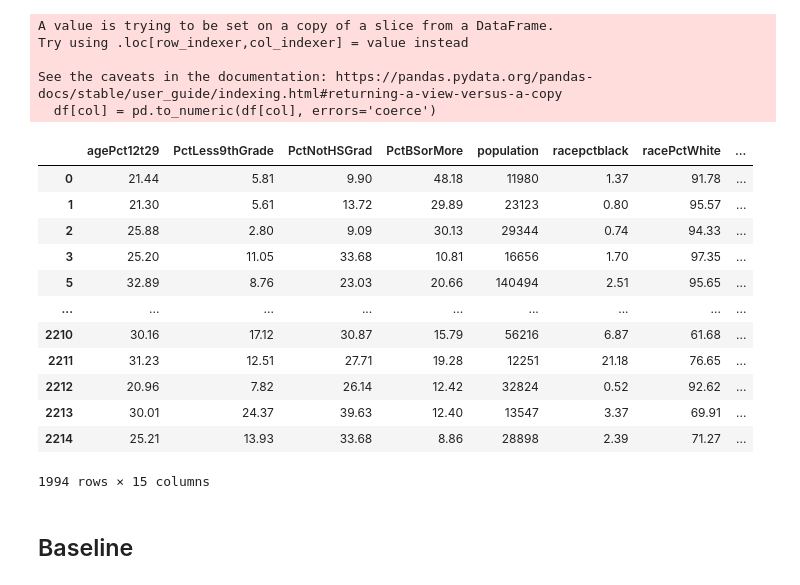
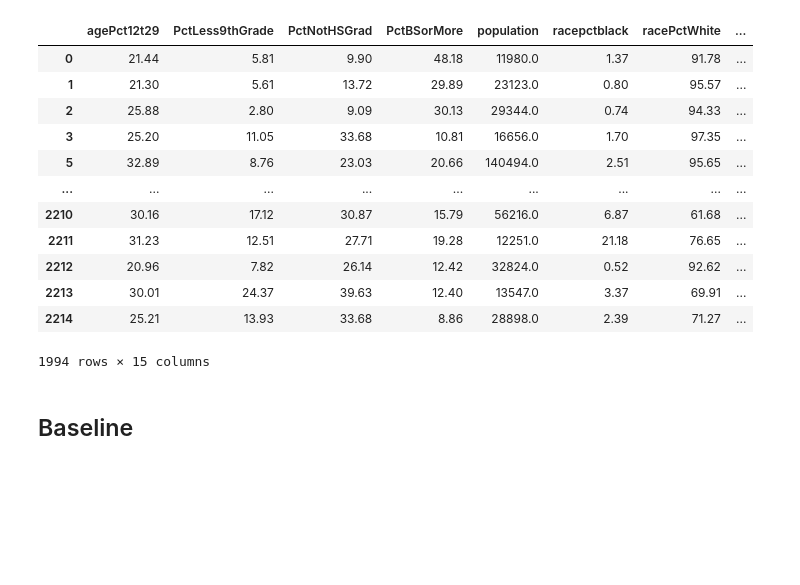
Before and after one commit to FrancoA325/PredictiveG24, a Jupyter notebook: sprint5_linearmodels.ipynb, the cells around one changed output. Drawn from its saved outputs; the diff is of its cells as text; code cells hidden in the pictures; blank space fills up the shorter version.

```diff
--- a/sprint5_linearmodels.ipynb
+++ b/sprint5_linearmodels.ipynb
@@ -21,32 +21,28 @@ from sklearn.model_selection import KFold, cross_val_score
 # %%
 data = pd.read_csv("crimedata2.csv", encoding="ISO-8859-1")
 data = data.replace('?', np.nan)
 data = data.dropna(subset=['ViolentCrimesPerPop'])
 
+
 columns = ['agePct12t29', 'PctLess9thGrade', 'PctNotHSGrad', 'PctBSorMore', 'population', 'racepctblack', 'racePctWhite', 'racePctAsian', 'racePctHisp', 'medIncome', 'medFamInc', 'perCapInc', 'PctSpeakEnglOnly', 'PctNotSpeakEnglWell', 'ViolentCrimesPerPop']
-df = data[columns]
+df = data[columns].astype(float)
 for col in df.columns:
     df[col] = pd.to_numeric(df[col], errors='coerce')
 df
 # %% [output]
+|  | agePct12t29 | PctLess9thGrade | PctNotHSGrad | PctBSorMore | population | racepctblack | racePctWhite | ... |
+| 0 | 21.44 | 5.81 | 9.90 | 48.18 | 11980.0 | 1.37 | 91.78 | ... |
+| 1 | 21.30 | 5.61 | 13.72 | 29.89 | 23123.0 | 0.80 | 95.57 | ... |
+| 2 | 25.88 | 2.80 | 9.09 | 30.13 | 29344.0 | 0.74 | 94.33 | ... |
+| 3 | 25.20 | 11.05 | 33.68 | 10.81 | 16656.0 | 1.70 | 97.35 | ... |
+| 5 | 32.89 | 8.76 | 23.03 | 20.66 | 140494.0 | 2.51 | 95.65 | ... |
+| ... | ... | ... | ... | ... | ... | ... | ... | ... |
+| 2210 | 30.16 | 17.12 | 30.87 | 15.79 | 56216.0 | 6.87 | 61.68 | ... |
+| 2211 | 31.23 | 12.51 | 27.71 | 19.28 | 12251.0 | 21.18 | 76.65 | ... |
+| 2212 | 20.96 | 7.82 | 26.14 | 12.42 | 32824.0 | 0.52 | 92.62 | ... |
+| 2213 | 30.01 | 24.37 | 39.63 | 12.40 | 13547.0 | 3.37 | 69.91 | ... |
+| 2214 | 25.21 | 13.93 | 33.68 | 8.86 | 28898.0 | 2.39 | 71.27 | ... |
-A value is trying to be set on a copy of a slice from a DataFrame.
-Try using .loc[row_indexer,col_indexer] = value instead
-
-See the caveats in the documentation: https://pandas.pydata.org/pandas-docs/stable/user_guide/indexing.html#returning-a-view-versus-a-copy
-  df[col] = pd.to_numeric(df[col], errors='coerce')
+1994 rows × 15 columns
-|  | agePct12t29 | PctLess9thGrade | PctNotHSGrad | PctBSorMore | population | racepctblack | racePctWhite | ... |
-| 0 | 21.44 | 5.81 | 9.90 | 48.18 | 11980 | 1.37 | 91.78 | ... |
-| 1 | 21.30 | 5.61 | 13.72 | 29.89 | 23123 | 0.80 | 95.57 | ... |
-| 2 | 25.88 | 2.80 | 9.09 | 30.13 | 29344 | 0.74 | 94.33 | ... |
-| 3 | 25.20 | 11.05 | 33.68 | 10.81 | 16656 | 1.70 | 97.35 | ... |
-| 5 | 32.89 | 8.76 | 23.03 | 20.66 | 140494 | 2.51 | 95.65 | ... |
-| ... | ... | ... | ... | ... | ... | ... | ... | ... |
-| 2210 | 30.16 | 17.12 | 30.87 | 15.79 | 56216 | 6.87 | 61.68 | ... |
-| 2211 | 31.23 | 12.51 | 27.71 | 19.28 | 12251 | 21.18 | 76.65 | ... |
-| 2212 | 20.96 | 7.82 | 26.14 | 12.42 | 32824 | 0.52 | 92.62 | ... |
-| 2213 | 30.01 | 24.37 | 39.63 | 12.40 | 13547 | 3.37 | 69.91 | ... |
-| 2214 | 25.21 | 13.93 | 33.68 | 8.86 | 28898 | 2.39 | 71.27 | ... |
-1994 rows × 15 columns
 # %% [markdown]
 ## Baseline
 # %%
```
Also changed, not shown: parts of 33 cells of this notebook.
